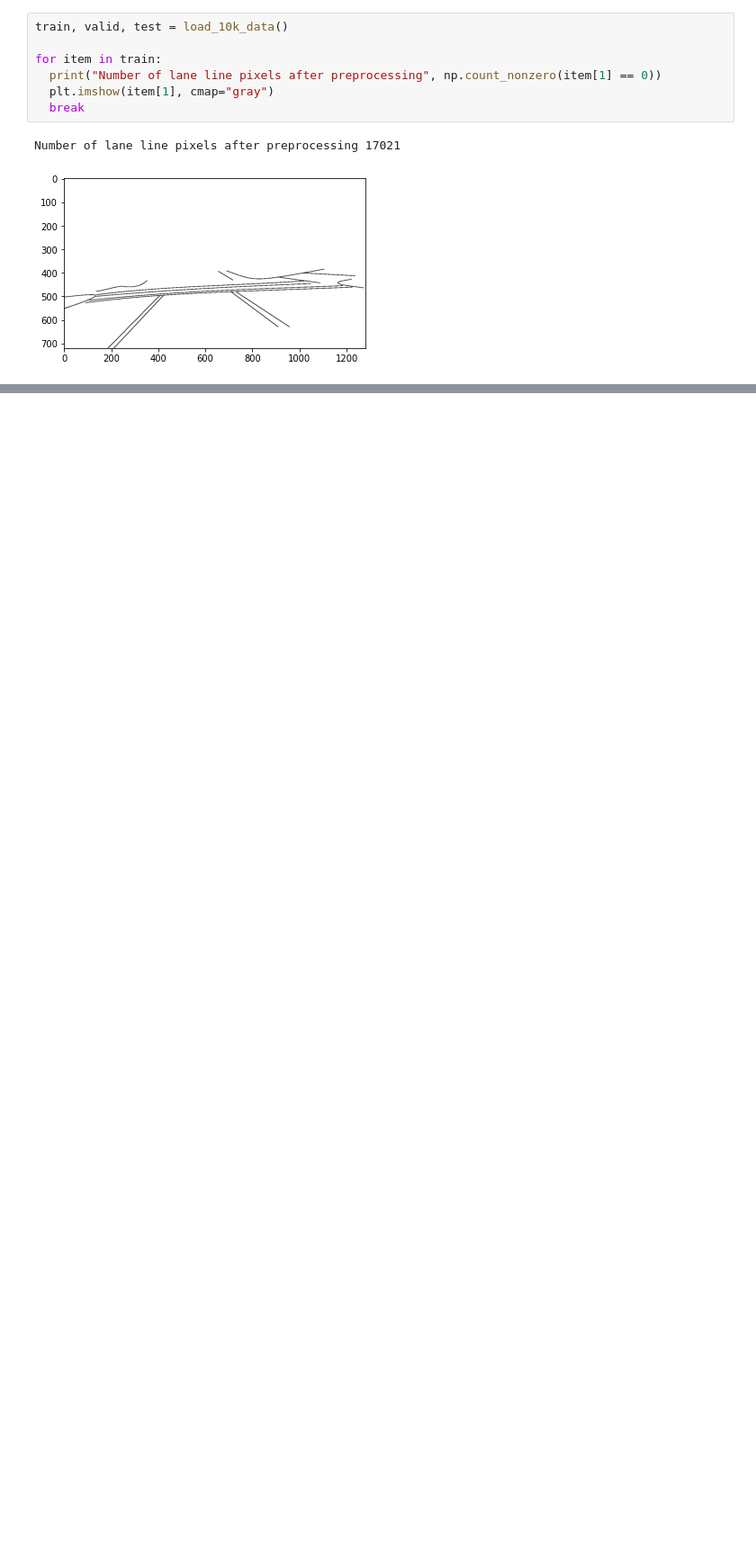
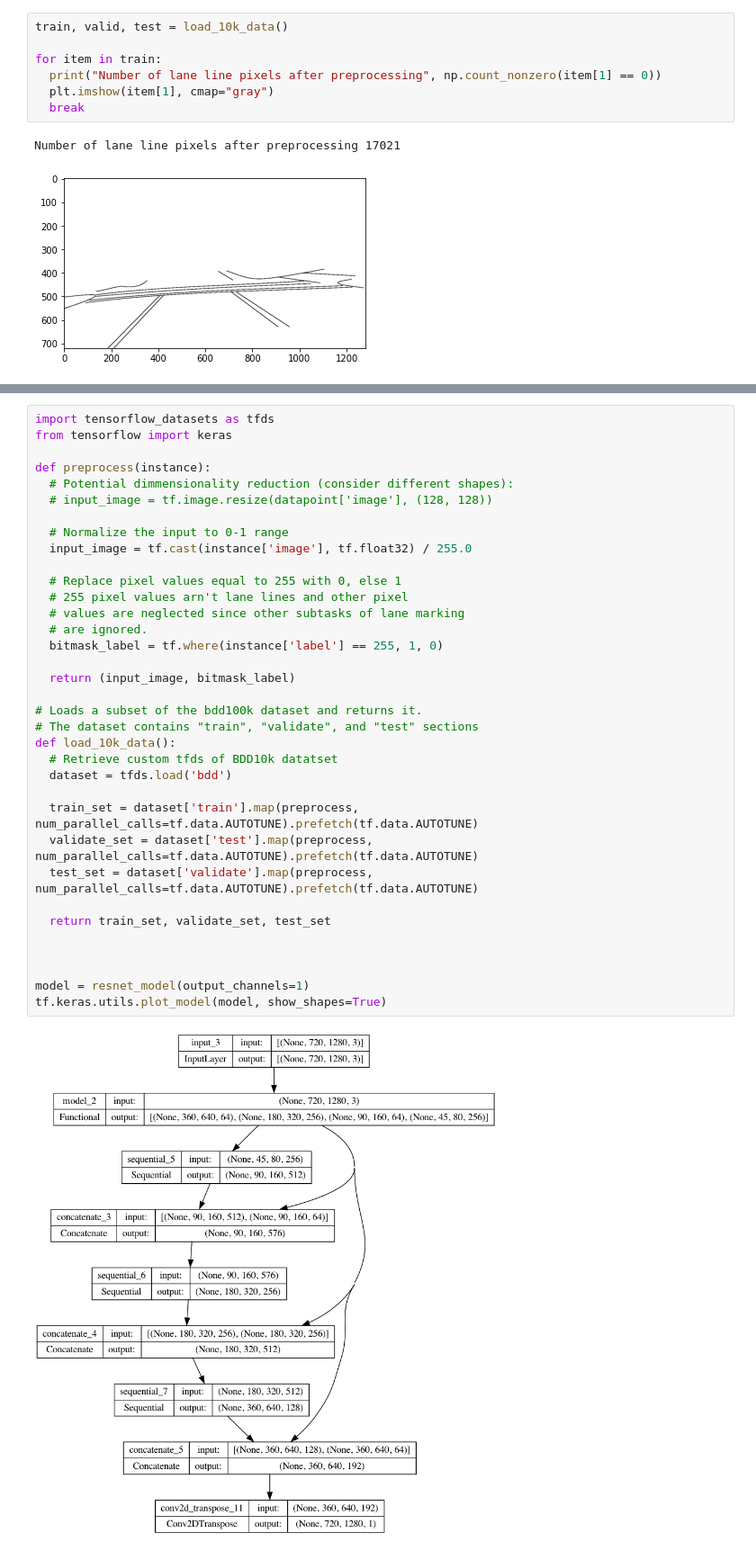
Before and after one commit to davidjperez00/ClosedAI, a Jupyter notebook: 10k_run/testing.ipynb, the cells around one changed output, grey strips where cells are left out. Shown at 90% size. Drawn from its saved outputs; the diff is of its cells as text; blank space fills up the shorter version.

Commit message:
added simple model

```diff
--- a/10k_run/testing.ipynb
+++ b/10k_run/testing.ipynb
@@ -111,0 +229,37 @@ Number of lane line pixels after preprocessing 17021
+# %%
+import tensorflow_datasets as tfds
+from tensorflow import keras
+
+def preprocess(instance):
+  # Potential dimmensionality reduction (consider different shapes):
+  # input_image = tf.image.resize(datapoint['image'], (128, 128))
+
+  # Normalize the input to 0-1 range
+  input_image = tf.cast(instance['image'], tf.float32) / 255.0
+
+  # Replace pixel values equal to 255 with 0, else 1
+  # 255 pixel values arn't lane lines and other pixel
+  # values are neglected since other subtasks of lane marking
+  # are ignored.
+  bitmask_label = tf.where(instance['label'] == 255, 1, 0)
+
+  return (input_image, bitmask_label)
+
+# Loads a subset of the bdd100k dataset and returns it.
+# The dataset contains "train", "validate", and "test" sections
+def load_10k_data():
+  # Retrieve custom tfds of BDD10k datatset
+  dataset = tfds.load('bdd')
+
+  train_set = dataset['train'].map(preprocess, num_parallel_calls=tf.data.AUTOTUNE).prefetch(tf.data.AUTOTUNE)
+  validate_set = dataset['test'].map(preprocess, num_parallel_calls=tf.data.AUTOTUNE).prefetch(tf.data.AUTOTUNE)
+  test_set = dataset['validate'].map(preprocess, num_parallel_calls=tf.data.AUTOTUNE).prefetch(tf.data.AUTOTUNE)
+
+  return train_set, validate_set, test_set
+
+
+
+model = resnet_model(output_channels=1)
+tf.keras.utils.plot_model(model, show_shapes=True)
+# %% [output]
+[figure, added]
```
Also changed, not shown: parts of 5 cells of this notebook, 4 other files.
